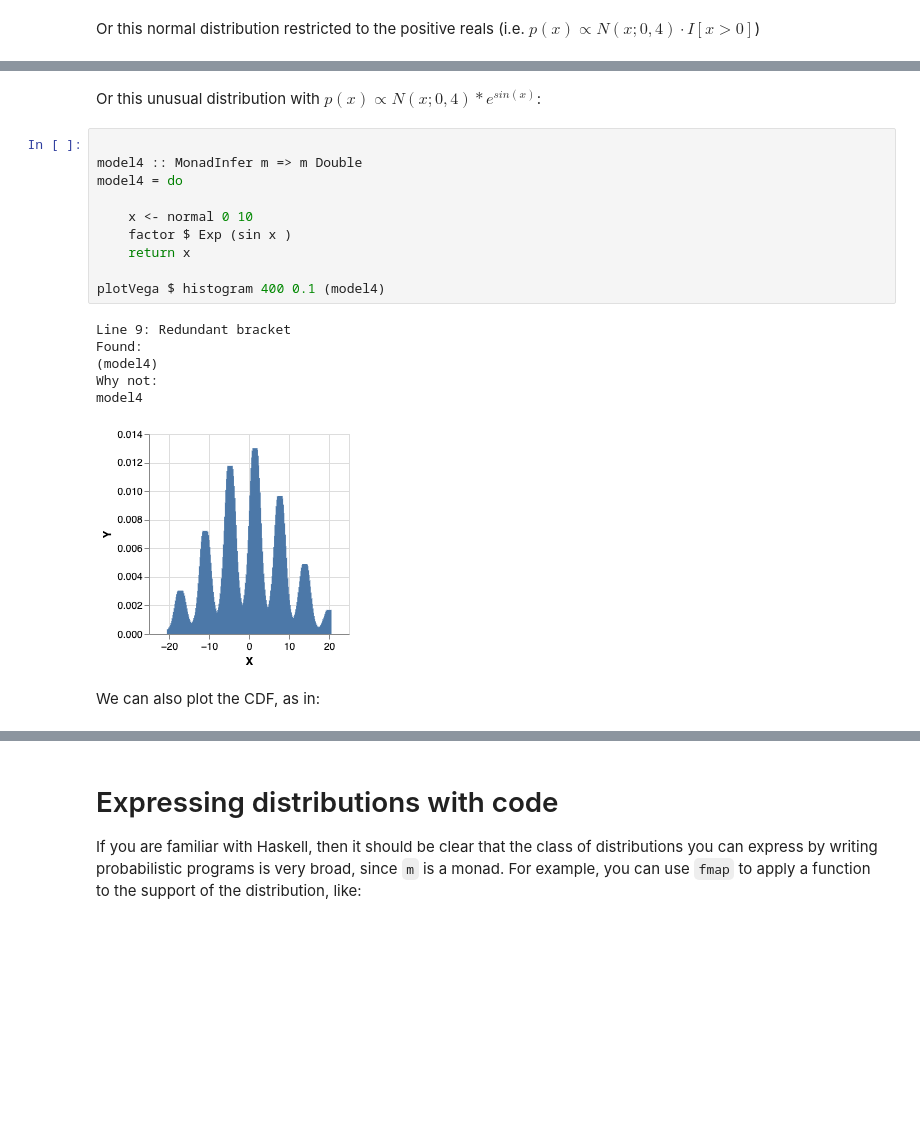
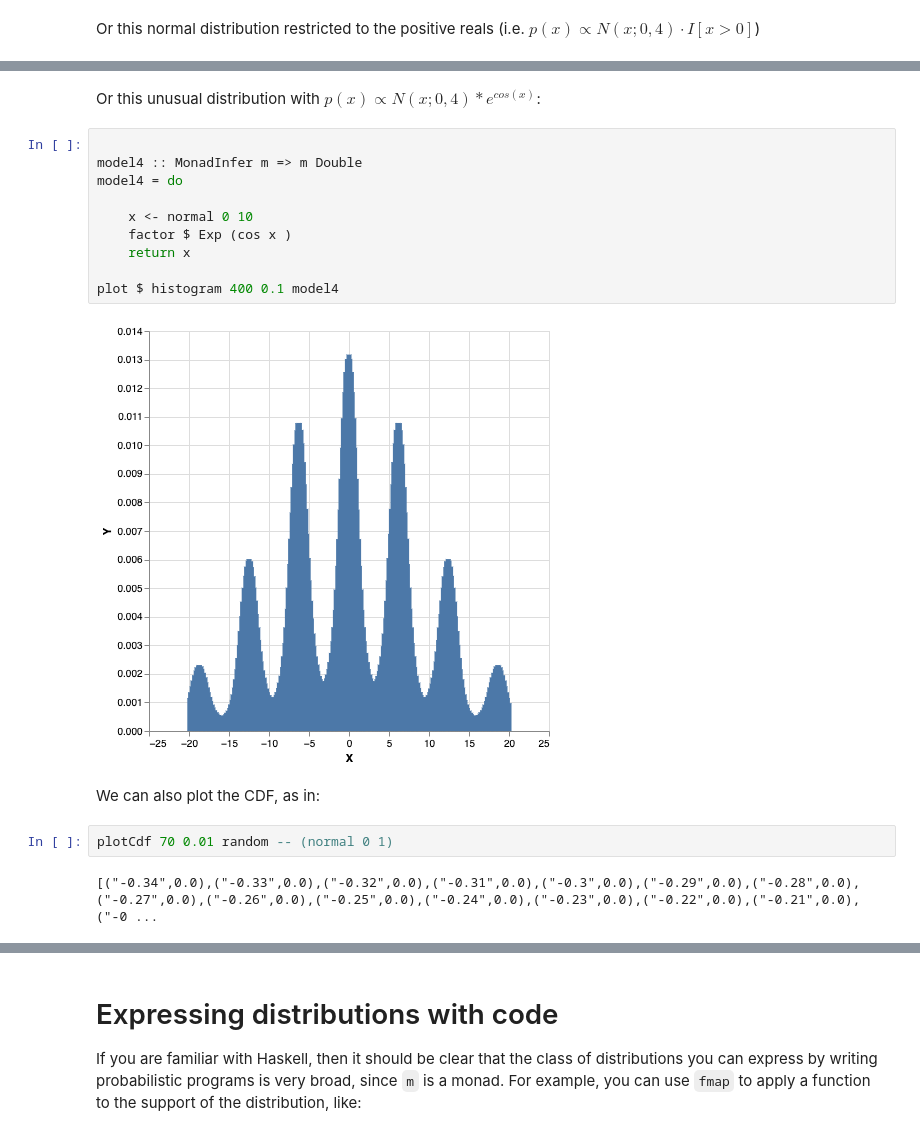
Before and after one commit to tweag/monad-bayes, a Jupyter notebook: notebooks/Introduction.ipynb, the cells around one changed output, grey strips where cells are left out. Saved outputs shown, nothing was run; the diff lists cells and outputs as text; blank space fills up the shorter version.

```diff
--- a/notebooks/Introduction.ipynb
+++ b/notebooks/Introduction.ipynb
@@ -126,21 +126,20 @@ plotVega $ histogram 100 0.5 model3
 # %% [markdown]
-Or this unusual distribution with $p(x) \propto N(x;0,4)*e^{sin(x)}$:
+Or this unusual distribution with $p(x) \propto N(x;0,4)*e^{cos(x)}$:
 # %%
 
 model4 :: MonadInfer m => m Double
 model4 = do
 
     x <- normal 0 10
-    factor $ Exp (sin x )
+    factor $ Exp (cos x )
     return x
 
-plotVega $ histogram 400 0.1 (model4)
+plot $ histogram 400 0.1 model4
 # %% [output]
-Line 9: Redundant bracket
-Found:
-(model4)
-Why not:
-model4
-[figure, old version]
+[figure, new version]
 # %% [markdown]
 We can also plot the CDF, as in:
+# %%
+plotCdf 70 0.01 random -- (normal 0 1)
+# %% [output]
+[("-0.34",0.0),("-0.33",0.0),("-0.32",0.0),("-0.31",0.0),("-0.3",0.0),("-0.29",0.0),("-0.28",0.0),("-0.27",0.0),("-0.26",0.0),("-0.25",0.0),("-0.24",0.0),("-0.23",0.0),("-0.22",0.0),("-0.21",0.0),("-0 ...
```
Also changed, not shown: parts of 12 cells of this notebook, 34 other files.
